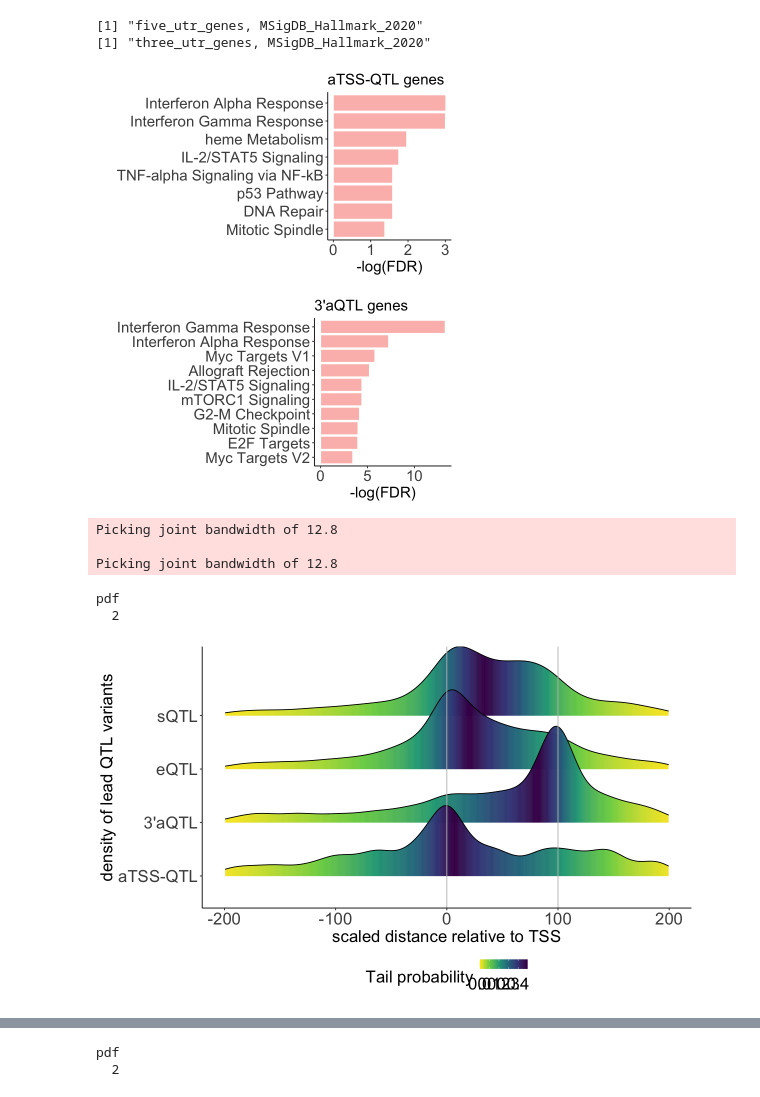
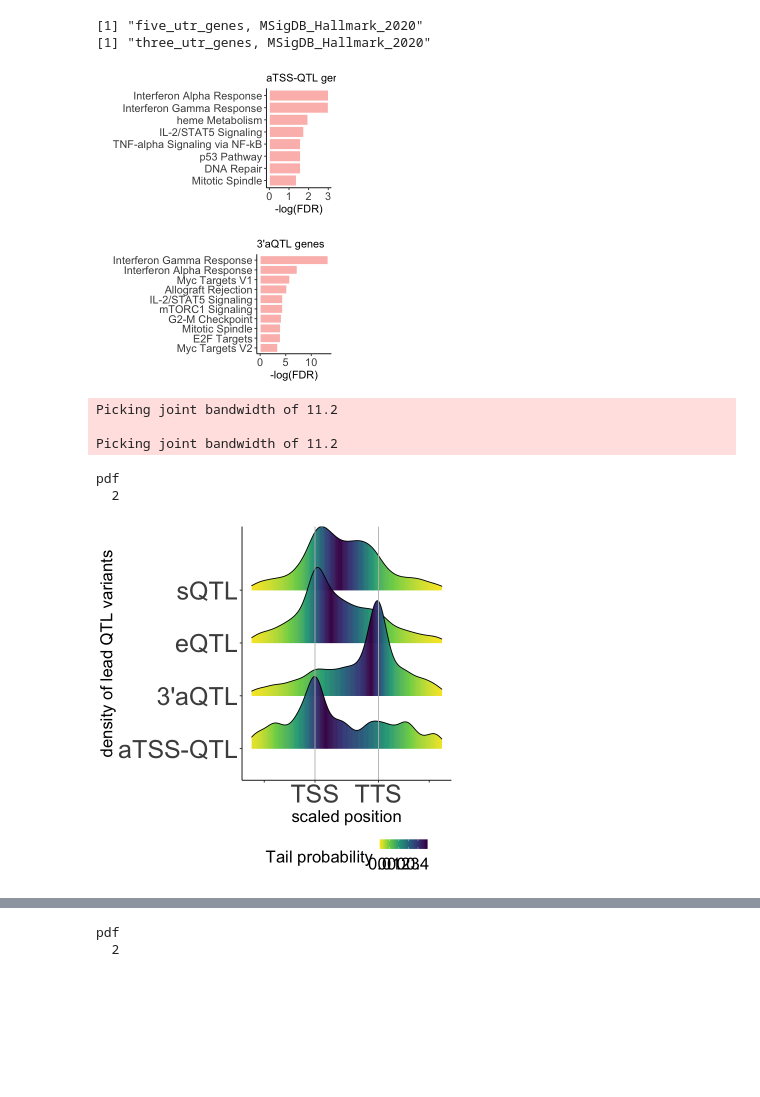
Before and after one commit to juninamo/TRAILS, a Jupyter notebook: Figures/Figure7.ipynb, the cells around one changed output, grey strips where cells are left out. Saved outputs shown, nothing was run; the diff lists cells and outputs as text; code cells hidden in the pictures; blank space fills up the shorter version.

```diff
--- a/Figures/Figure7.ipynb
+++ b/Figures/Figure7.ipynb
@@ -27,7 +29,7 @@ dbs <- c(# "GO_Biological_Process_2018","GO_Cellular_Component_2018","GO_Molecul
          # "ENCODE_TF_ChIP-seq_2015","TRRUST_Transcription_Factors_2019"
         )
 
-options(repr.plot.width=6, repr.plot.height=3.5)
+options(repr.plot.width=4, repr.plot.height=2.5)
 for (type in c("five_utr_genes",
                "three_utr_genes")){
   for (n in 1:length(dbs)){
@@ -52,55 +54,55 @@ for (type in c("five_utr_genes",
                xlab("") +
                ylab("-log(FDR)") +
                theme_classic() +
                coord_flip() +
                ggtitle(title_lab) +
-               theme(strip.text.x=element_text(size=20, color="black", face="bold.italic"),
+               theme(strip.text.x=element_text(size=13, color="black", face="bold.italic"),
                      legend.position = "none",
-                     plot.title = element_text(size=18),
-                     axis.title.x = element_text(size=18),
-                     axis.title.y = element_text(size =18),
-                     axis.text.y = element_text(size = 18),
-                     axis.text.x = element_text(size = 18),
-                     legend.text =  element_text(size = 20),
+                     plot.title = element_text(size=13),
+                     axis.title.x = element_text(size=13),
+                     axis.title.y = element_text(size =13),
+                     axis.text.y = element_text(size = 13),
+                     axis.text.x = element_text(size = 13),
+                     legend.text =  element_text(size = 13),
                      legend.key.size = grid::unit(0.8, "lines"),
                      legend.title = element_text(size = 0, hjust = 0)) )
         if (type=="five_utr_genes"){
-            pdf("./Figure7a.pdf", width=6, height=3.5)
+            pdf("./Figure7a.pdf", width=4, height=2.5)
         } else if (type=="three_utr_genes"){
-            pdf("./Figure7b.pdf", width=6, height=3.5)
+            pdf("./Figure7b.pdf", width=4, height=2.5)
         }
         plot(ggplot(res2, aes(x=reorder(x = Term, X = logFDR, FUN = sum), y=logFDR,  fill=sig)) +
                geom_bar(stat="identity", color="white", alpha = 0.5, position=position_dodge()) +
                # scale_fill_manual(values = c("red" = "red", "grey" = "grey")) +
                xlab("") +
                ylab("-log(FDR)") +
                theme_classic() +
                coord_flip() +
                ggtitle(title_lab) +
-               theme(strip.text.x=element_text(size=20, color="black", face="bold.italic"),
+               theme(strip.text.x=element_text(size=13, color="black", face="bold.italic"),
                      legend.position = "none",
-                     plot.title = element_text(size=18),
-                     axis.title.x = element_text(size=18),
-                     axis.title.y = element_text(size =18),
-                     axis.text.y = element_text(size = 18),
-                     axis.text.x = element_text(size = 18),
-                     legend.text =  element_text(size = 20),
+                     plot.title = element_text(size=13),
+                     axis.title.x = element_text(size=13),
+                     axis.title.y = element_text(size =13),
+                     axis.text.y = element_text(size = 13),
+                     axis.text.x = element_text(size = 13),
+                     legend.text =  element_text(size = 13),
                      legend.key.size = grid::unit(0.8, "lines"),
                      legend.title = element_text(size = 0, hjust = 0)) )
         dev.off()
       }
     }, error=function(e){cat("ERROR :",conditionMessage(e), "\n")})
   }
 }
 # %% [output]
 [1] "five_utr_genes, MSigDB_Hallmark_2020"
 [1] "three_utr_genes, MSigDB_Hallmark_2020"
-[figure, old version]
+[figure, new version]
-[figure, old version]
+[figure, new version]
 # %%
 # distribution of lead QTL variants
 
-options(repr.plot.width=10, repr.plot.height=6)
+options(repr.plot.width=6, repr.plot.height=6)
 g = dat %>%
   dplyr::filter(rank==1) %>%
   dplyr::mutate(QTL = case_when(
@@ -113,12 +115,12 @@ g = dat %>%
   ggplot(., aes(x = scaled_pos, y = QTL, fill = 0.5 - abs(0.5 - stat(ecdf)))) +
   ggridges::stat_density_ridges(geom = "density_ridges_gradient", calc_ecdf = TRUE) +
   scale_fill_viridis_c(name = "Tail probability", direction = -1) +
-  xlim(c(-200,200)) +
+  scale_x_continuous(labels=c("","TSS","TTS",""), breaks=c(-80,0,100,180), limits=c(-100,200)) +
   geom_vline(xintercept=0,col="grey") +
   geom_vline(xintercept=100,col="grey") +
   scale_color_npg() +
   theme_classic() +
-  xlab("scaled distance relative to TSS") +
+  xlab("scaled position") +
   ylab("density of lead QTL variants") +
   theme(strip.text.x=element_text(size=20, color="black", face="bold"),
         strip.text.y=element_text(size=20, color="black", face="bold"),
@@ -126,24 +128,24 @@ g = dat %>%
         plot.title = element_text(size=20),
         axis.title.x = element_text(size=20),
         axis.title.y = element_text(size =20),
-        axis.text.y = element_text(size = 20),
-        axis.text.x = element_text(size = 20),
+        axis.text.y = element_text(size = 30),
+        axis.text.x = element_text(size = 30),
         legend.text =  element_text(size = 20),
         legend.key.size = grid::unit(0.8, "lines"),
         legend.title = element_text(size = 20, hjust = 0))
 
 
 g
-pdf("./Figure7c.pdf", width=10, height=6)
+pdf("./Figure7c.pdf", width=6, height=6)
 g
 dev.off()
 # %% [output]
-Picking joint bandwidth of 12.8
+Picking joint bandwidth of 11.2
 
-Picking joint bandwidth of 12.8
+Picking joint bandwidth of 11.2
 pdf
   2
-[figure, old version]
+[figure, new version]
 # %%
 # distribution of lead QTL variants focusing on aTSS-QTL and 3'aQTL
 
```
Also changed, not shown: parts of 14 cells of this notebook, 17 other files.
